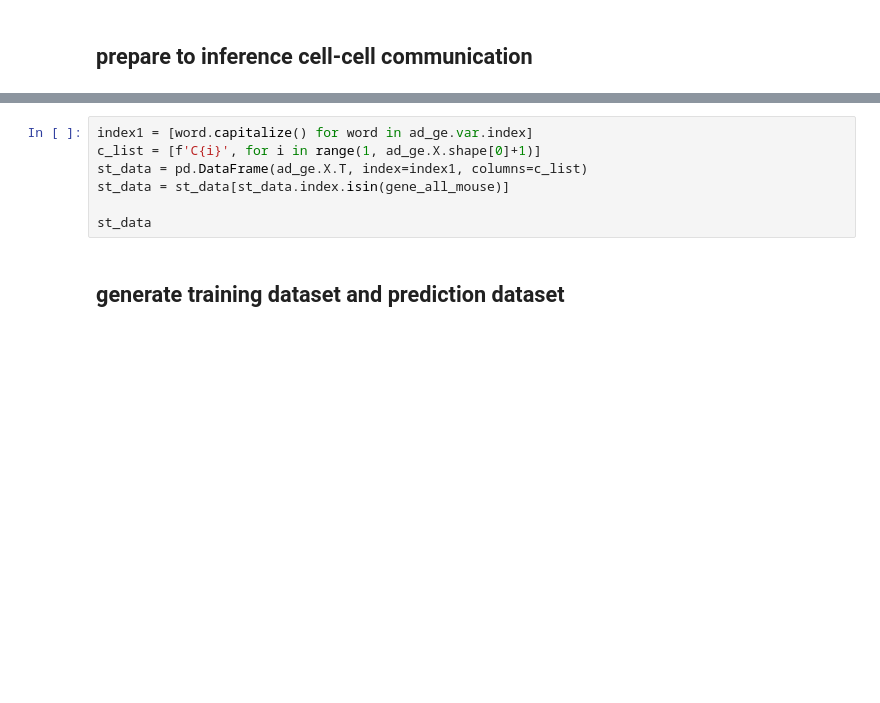
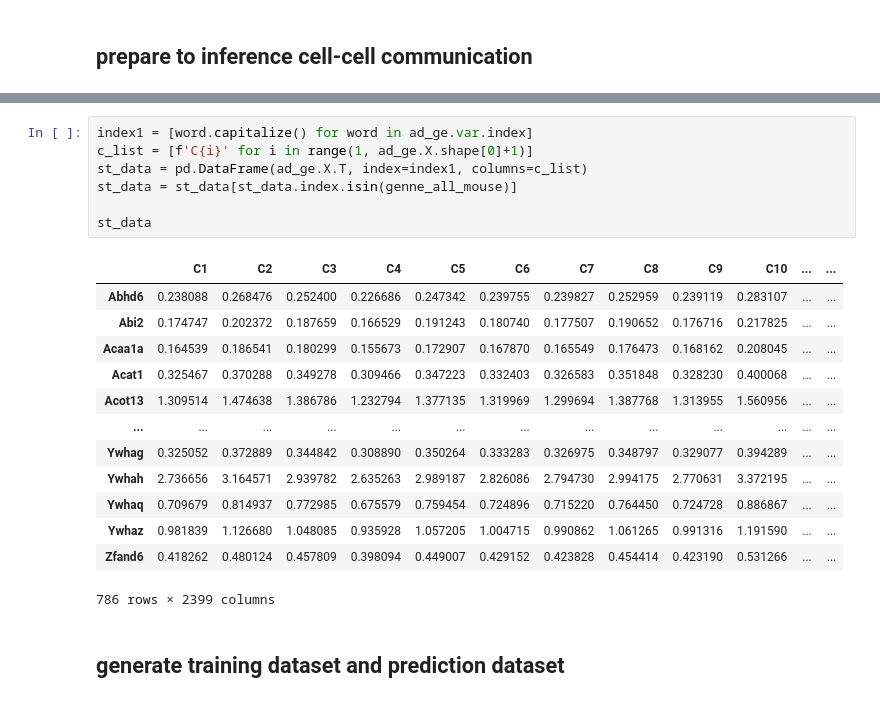
Before and after one commit to alirezagit82/deeptalk_tf, a Jupyter notebook: DeepTalk-singleST_tf.ipynb, the cells around one changed output, grey strips where cells are left out. Cells and saved outputs as stored; diff of their text form; blank space fills up the shorter version.

```diff
--- a/DeepTalk-singleST_tf.ipynb
+++ b/DeepTalk-singleST_tf.ipynb
@@ -196,10 +229,24 @@ ad_ge
 # %%
 index1 = [word.capitalize() for word in ad_ge.var.index]
-c_list = [f'C{i}', for i in range(1, ad_ge.X.shape[0]+1)]
+c_list = [f'C{i}' for i in range(1, ad_ge.X.shape[0]+1)]
 st_data = pd.DataFrame(ad_ge.X.T, index=index1, columns=c_list)
-st_data = st_data[st_data.index.isin(gene_all_mouse)]
+st_data = st_data[st_data.index.isin(genne_all_mouse)]
 
 st_data
+# %% [output]
+|  | C1 | C2 | C3 | C4 | C5 | C6 | C7 | C8 | C9 | C10 | ... | ... |
+| Abhd6 | 0.238088 | 0.268476 | 0.252400 | 0.226686 | 0.247342 | 0.239755 | 0.239827 | 0.252959 | 0.239119 | 0.283107 | ... | ... |
+| Abi2 | 0.174747 | 0.202372 | 0.187659 | 0.166529 | 0.191243 | 0.180740 | 0.177507 | 0.190652 | 0.176716 | 0.217825 | ... | ... |
+| Acaa1a | 0.164539 | 0.186541 | 0.180299 | 0.155673 | 0.172907 | 0.167870 | 0.165549 | 0.176473 | 0.168162 | 0.208045 | ... | ... |
+| Acat1 | 0.325467 | 0.370288 | 0.349278 | 0.309466 | 0.347223 | 0.332403 | 0.326583 | 0.351848 | 0.328230 | 0.400068 | ... | ... |
+| Acot13 | 1.309514 | 1.474638 | 1.386786 | 1.232794 | 1.377135 | 1.319969 | 1.299694 | 1.387768 | 1.313955 | 1.560956 | ... | ... |
+| ... | ... | ... | ... | ... | ... | ... | ... | ... | ... | ... | ... | ... |
+| Ywhag | 0.325052 | 0.372889 | 0.344842 | 0.308890 | 0.350264 | 0.333283 | 0.326975 | 0.348797 | 0.329077 | 0.394289 | ... | ... |
+| Ywhah | 2.736656 | 3.164571 | 2.939782 | 2.635263 | 2.989187 | 2.826086 | 2.794730 | 2.994175 | 2.770631 | 3.372195 | ... | ... |
+| Ywhaq | 0.709679 | 0.814937 | 0.772985 | 0.675579 | 0.759454 | 0.724896 | 0.715220 | 0.764450 | 0.724728 | 0.886867 | ... | ... |
+| Ywhaz | 0.981839 | 1.126680 | 1.048085 | 0.935928 | 1.057205 | 1.004715 | 0.990862 | 1.061265 | 0.991316 | 1.191590 | ... | ... |
+| Zfand6 | 0.418262 | 0.480124 | 0.457809 | 0.398094 | 0.449007 | 0.429152 | 0.423828 | 0.454414 | 0.423190 | 0.531266 | ... | ... |
+786 rows × 2399 columns
 # %% [markdown]
 ## generate training dataset and prediction dataset
 # %%
```
Also changed, not shown: parts of 18 cells of this notebook, 7 other files.
